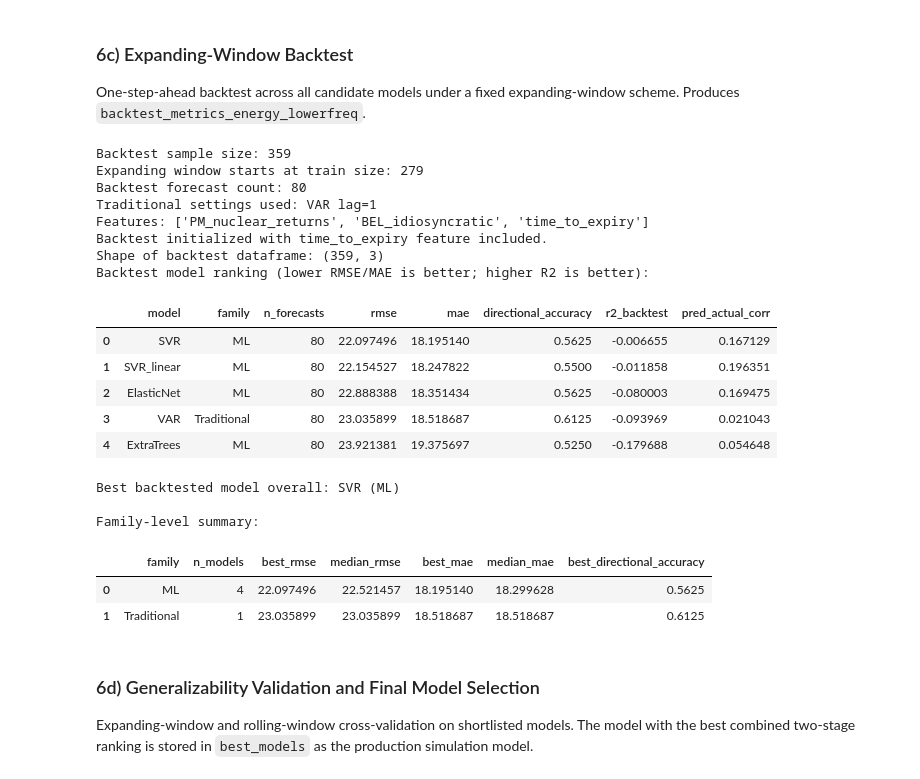
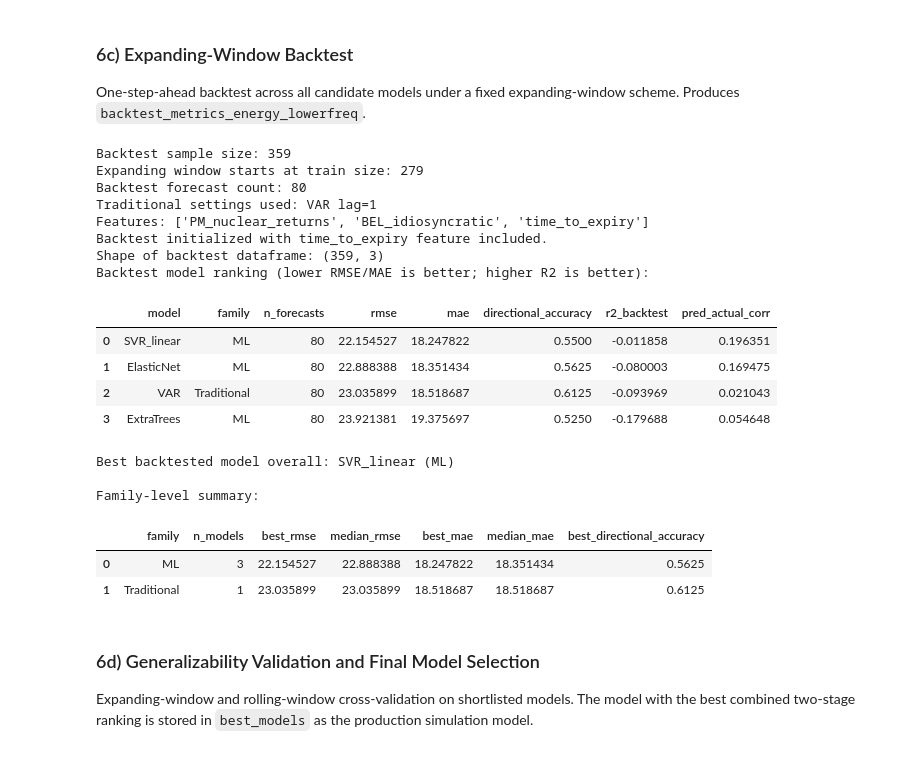
Before and after one commit to seconlon99/Prediction-Markets-Quant-Hedging, a Jupyter notebook: Energy_Lower_Freq_Nuclear.ipynb, the cells around one changed output. Drawn from its saved outputs; the diff is of its cells as text; code cells hidden in the pictures.

```diff
--- a/Energy_Lower_Freq_Nuclear.ipynb
+++ b/Energy_Lower_Freq_Nuclear.ipynb
@@ -2828,7 +2827,6 @@ def make_ml_model_space():
     return {
         "ElasticNet": Pipeline([("scale", StandardScaler()), ("model", ElasticNet(alpha=0.001, l1_ratio=0.5, max_iter=20000, random_state=42))]),
         "ExtraTrees": ExtraTreesRegressor(n_estimators=100, min_samples_leaf=2, random_state=42),
-        "SVR": Pipeline([("scale", StandardScaler()), ("svr", SVR(C=1.0, epsilon=0.1, gamma="scale"))]),
         "SVR_linear": Pipeline([("scale", StandardScaler()), ("svr", SVR(C=5.0, epsilon=0.1, kernel="linear", gamma="scale"))]),
     }
 
@@ -2953,43 +2951,42 @@ best_overall = backtest_metrics_energy_lowerfreq.iloc[0]
 best_model_name = str(best_overall["model"])
 best_model_family = str(best_overall["family"])
 
 family_summary = (
     backtest_metrics_energy_lowerfreq.groupby("family", as_index=False)
     .agg(
         n_models=("model", "count"),
         best_rmse=("rmse", "min"),
         median_rmse=("rmse", "median"),
         best_mae=("mae", "min"),
         median_mae=("mae", "median"),
         best_directional_accuracy=("directional_accuracy", "max"),
     )
     .sort_values("best_rmse")
     .reset_index(drop=True)
 )
 
 print(f"Best backtested model overall: {best_model_name} ({best_model_family})")
 print("\nFamily-level summary:")
 display(family_summary)
 # %% [output]
 Backtest sample size: 359
 Expanding window starts at train size: 279
 Backtest forecast count: 80
 Traditional settings used: VAR lag=1
 Features: ['PM_nuclear_returns', 'BEL_idiosyncratic', 'time_to_expiry']
 Backtest initialized with time_to_expiry feature included.
 Shape of backtest dataframe: (359, 3)
 Backtest model ranking (lower RMSE/MAE is better; higher R2 is better):
 |  | model | family | n_forecasts | rmse | mae | directional_accuracy | r2_backtest | pred_actual_corr |
-| 0 | SVR | ML | 80 | 22.097496 | 18.195140 | 0.5625 | -0.006655 | 0.167129 |
-| 1 | SVR_linear | ML | 80 | 22.154527 | 18.247822 | 0.5500 | -0.011858 | 0.196351 |
-| 2 | ElasticNet | ML | 80 | 22.888388 | 18.351434 | 0.5625 | -0.080003 | 0.169475 |
-| 3 | VAR | Traditional | 80 | 23.035899 | 18.518687 | 0.6125 | -0.093969 | 0.021043 |
-| 4 | ExtraTrees | ML | 80 | 23.921381 | 19.375697 | 0.5250 | -0.179688 | 0.054648 |
+| 0 | SVR_linear | ML | 80 | 22.154527 | 18.247822 | 0.5500 | -0.011858 | 0.196351 |
+| 1 | ElasticNet | ML | 80 | 22.888388 | 18.351434 | 0.5625 | -0.080003 | 0.169475 |
+| 2 | VAR | Traditional | 80 | 23.035899 | 18.518687 | 0.6125 | -0.093969 | 0.021043 |
+| 3 | ExtraTrees | ML | 80 | 23.921381 | 19.375697 | 0.5250 | -0.179688 | 0.054648 |
-Best backtested model overall: SVR (ML)
+Best backtested model overall: SVR_linear (ML)
 
 Family-level summary:
 |  | family | n_models | best_rmse | median_rmse | best_mae | median_mae | best_directional_accuracy |
-| 0 | ML | 4 | 22.097496 | 22.521457 | 18.195140 | 18.299628 | 0.5625 |
+| 0 | ML | 3 | 22.154527 | 22.888388 | 18.247822 | 18.351434 | 0.5625 |
 | 1 | Traditional | 1 | 23.035899 | 23.035899 | 18.518687 | 18.518687 | 0.6125 |
 # %% [markdown]
 ### 6d) Generalizability Validation and Final Model Selection
```
Also changed, not shown: parts of 13 cells of this notebook.
